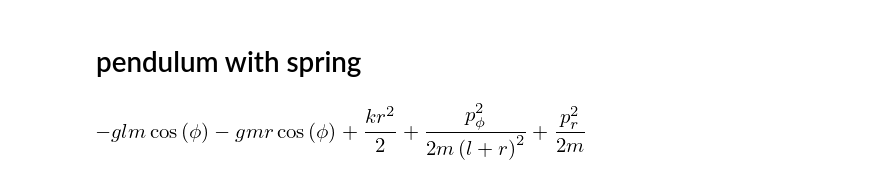
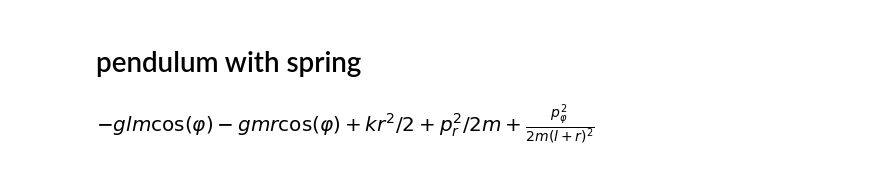
Before and after one commit to MarkusLohmayer/master-thesis-code, a Jupyter notebook: spring_pendulum.ipynb, the cells around one changed output. Drawn from its saved outputs; the diff is of its cells as text; code cells hidden in the pictures.

```diff
--- a/spring_pendulum.ipynb
+++ b/spring_pendulum.ipynb
@@ -15,7 +18,7 @@ from evaluate_functional import evaluate_functional
 # %%
 # generalized configuration coordinates
 r = sympy.Symbol('r')
-phi = sympy.Symbol('phi')
+φ = sympy.Symbol('φ')
 
 # parameters
 from sympy.abc import m, k, l, g
@@ -23,27 +26,27 @@ params = {m: 0.1, k: 3.0, l: 0.5, g: 9.81}
 # %%
 # generalized velocities
 rdot = sympy.Symbol('\dot{r}')
-phidot = sympy.Symbol('\dot{\phi}')
+φdot = sympy.Symbol('\dot{φ}')
 
 # kinetic energy
-T = sympy.Rational(1,2) * m * (rdot**2 + ((l+r)*phidot)**2)
+T = sympy.Rational(1,2) * m * (rdot**2 + ((l+r)*φdot)**2)
 
 # conjugate momenta
 p_r = sympy.Symbol('p_r')
-p_phi = sympy.Symbol('p_phi')
+p_φ = sympy.Symbol('p_φ')
 
 # Legendre transformation
 lt_r = sympy.solve(T.diff(rdot) - p_r, rdot)[0]
-lt_phi = sympy.solve(T.diff(phidot) - p_phi, phidot)[0]
+lt_φ = sympy.solve(T.diff(φdot) - p_φ, φdot)[0]
 
 # potential energy
-V = m * g * (-(l+r) * sympy.cos(phi)) + sympy.Rational(1,2) * k * r**2
+V = m * g * (-(l+r) * sympy.cos(φ)) + sympy.Rational(1,2) * k * r**2
 
 # Hamiltonian
-H = T.subs([(rdot, lt_r), (phidot, lt_phi)]) + V
+H = T.subs([(rdot, lt_r), (φdot, lt_φ)]) + V
 H = H.simplify()
 display(H)
 # %% [output]
-[figure, old version]
+[figure, new version]
 # %%
 # state vector
```
Also changed, not shown: parts of 10 cells of this notebook, 14 other files.
